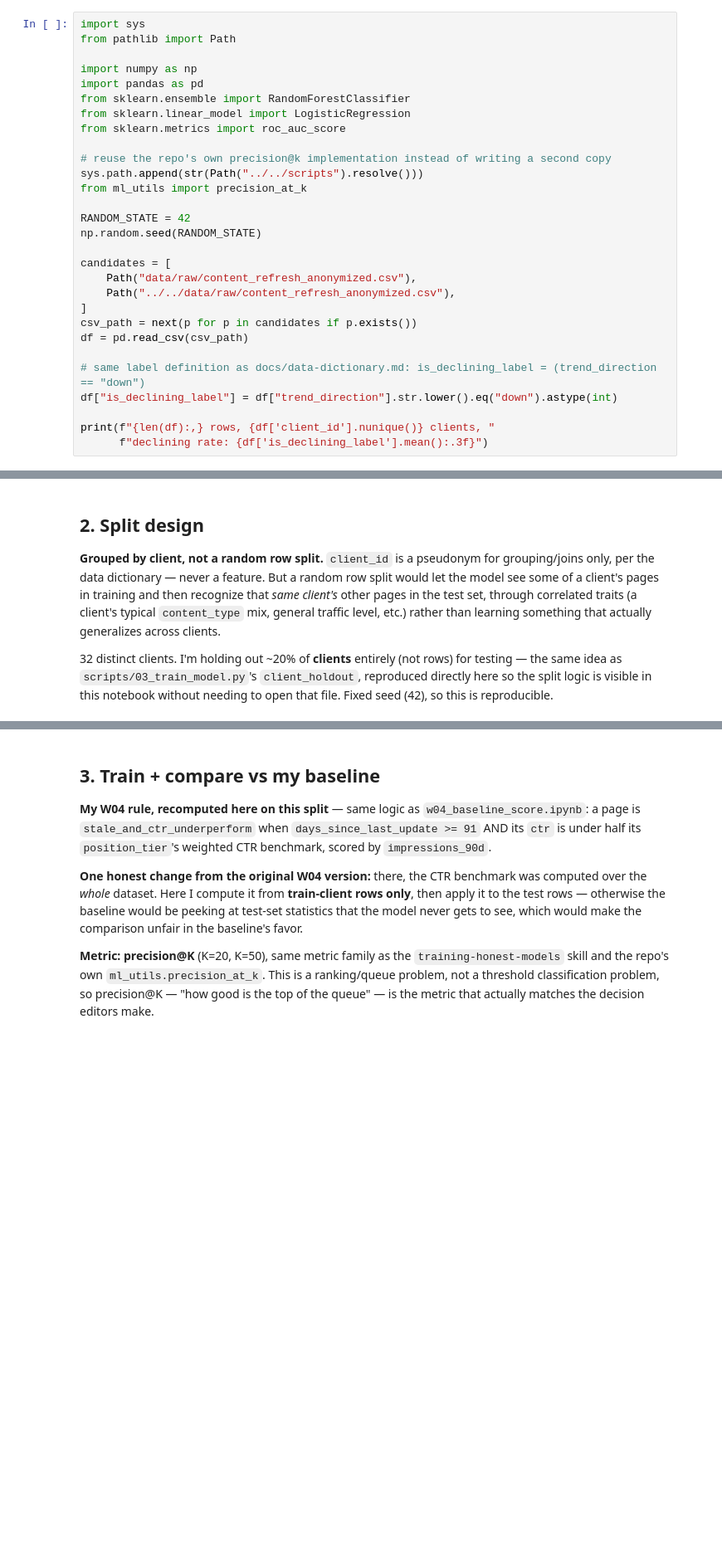
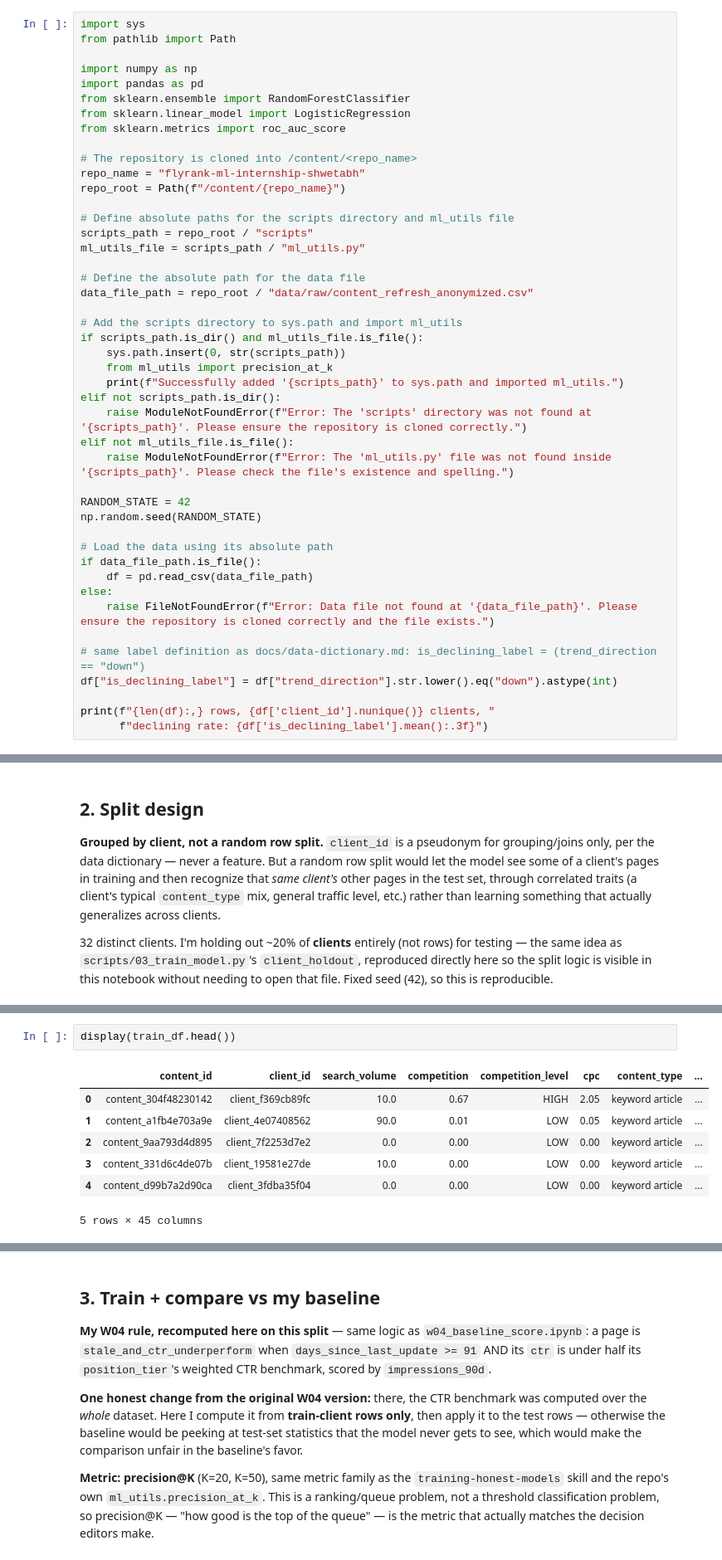
Before and after one commit to Shwetabh1013/flyrank-ml-internship-shwetabh, a Jupyter notebook: work/notebooks/w05_model.ipynb, the cells around one changed output, grey strips where cells are left out. Shown at 83% size. Drawn from its saved outputs; the diff is of its cells as text; blank space fills up the shorter version.

```diff
--- a/work/notebooks/w05_model.ipynb
+++ b/work/notebooks/w05_model.ipynb
@@ -26,19 +50,35 @@ from sklearn.ensemble import RandomForestClassifier
 from sklearn.linear_model import LogisticRegression
 from sklearn.metrics import roc_auc_score
 
-# reuse the repo's own precision@k implementation instead of writing a second copy
-sys.path.append(str(Path("../../scripts").resolve()))
-from ml_utils import precision_at_k
+# The repository is cloned into /content/<repo_name>
+repo_name = "flyrank-ml-internship-shwetabh"
+repo_root = Path(f"/content/{repo_name}")
+
+# Define absolute paths for the scripts directory and ml_utils file
+scripts_path = repo_root / "scripts"
+ml_utils_file = scripts_path / "ml_utils.py"
+
+# Define the absolute path for the data file
+data_file_path = repo_root / "data/raw/content_refresh_anonymized.csv"
+
+# Add the scripts directory to sys.path and import ml_utils
+if scripts_path.is_dir() and ml_utils_file.is_file():
+    sys.path.insert(0, str(scripts_path))
+    from ml_utils import precision_at_k
+    print(f"Successfully added '{scripts_path}' to sys.path and imported ml_utils.")
+elif not scripts_path.is_dir():
+    raise ModuleNotFoundError(f"Error: The 'scripts' directory was not found at '{scripts_path}'. Please ensure the repository is cloned correctly.")
+elif not ml_utils_file.is_file():
+    raise ModuleNotFoundError(f"Error: The 'ml_utils.py' file was not found inside '{scripts_path}'. Please check the file's existence and spelling.")
 
 RANDOM_STATE = 42
 np.random.seed(RANDOM_STATE)
 
-candidates = [
-    Path("data/raw/content_refresh_anonymized.csv"),
-    Path("../../data/raw/content_refresh_anonymized.csv"),
-]
-csv_path = next(p for p in candidates if p.exists())
-df = pd.read_csv(csv_path)
+# Load the data using its absolute path
+if data_file_path.is_file():
+    df = pd.read_csv(data_file_path)
+else:
+    raise FileNotFoundError(f"Error: Data file not found at '{data_file_path}'. Please ensure the repository is cloned correctly and the file exists.")
 
 # same label definition as docs/data-dictionary.md: is_declining_label = (trend_direction == "down")
 df["is_declining_label"] = df["trend_direction"].str.lower().eq("down").astype(int)
@@ -73,0 +120,10 @@ assert set(train_df["client_id"]).isdisjoint(set(test_df["client_id"])), \
+# %%
+display(train_df.head())
+# %% [output]
+|  | content_id | client_id | search_volume | competition | competition_level | cpc | content_type | ... |
+| 0 | content_304f48230142 | client_f369cb89fc | 10.0 | 0.67 | HIGH | 2.05 | keyword article | ... |
+| 1 | content_a1fb4e703a9e | client_4e07408562 | 90.0 | 0.01 | LOW | 0.05 | keyword article | ... |
+| 2 | content_9aa793d4d895 | client_7f2253d7e2 | 0.0 | 0.00 | LOW | 0.00 | keyword article | ... |
+| 3 | content_331d6c4de07b | client_19581e27de | 10.0 | 0.00 | LOW | 0.00 | keyword article | ... |
+| 4 | content_d99b7a2d90ca | client_3fdba35f04 | 0.0 | 0.00 | LOW | 0.00 | keyword article | ... |
+5 rows × 45 columns
```
Also changed, not shown: parts of 7 cells of this notebook.
